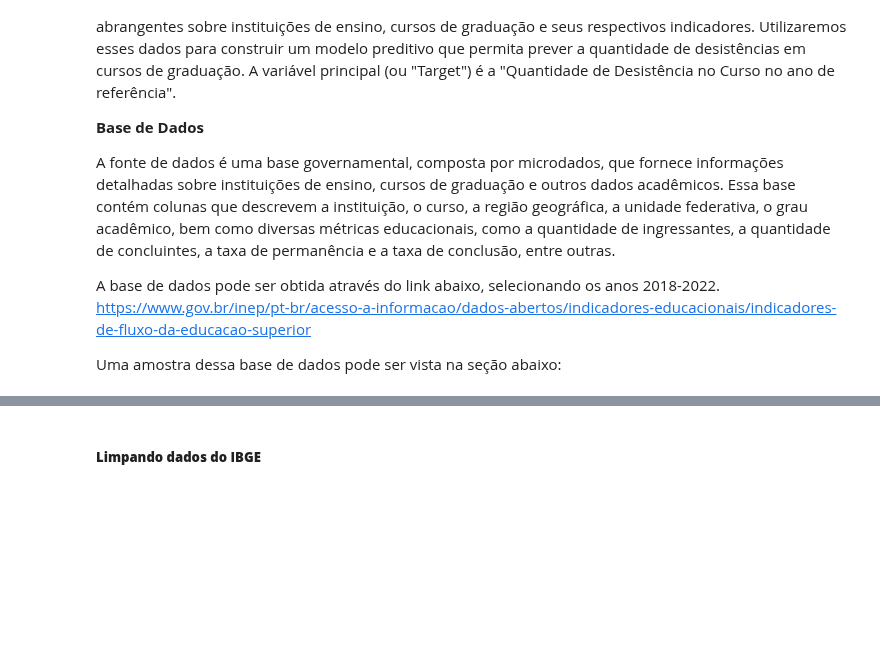
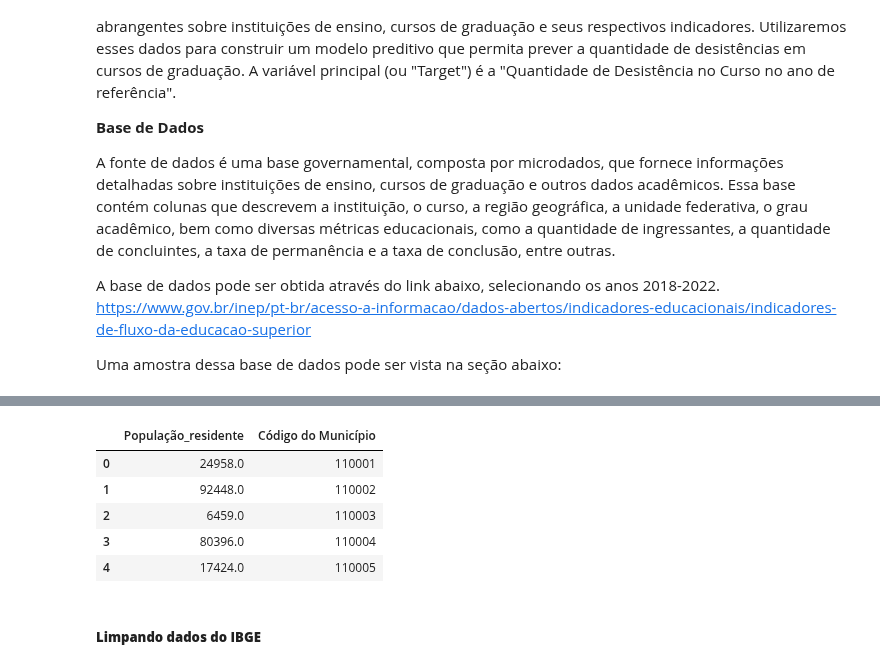
Before and after one commit to carneirogabrielly/Projeto-Microdados, a Jupyter notebook: AA_Gabi.ipynb, the cells around one changed output, grey strips where cells are left out. Cells and saved outputs as stored; diff of their text form; code cells hidden in the pictures; blank space fills up the shorter version.

```diff
--- a/AA_Gabi.ipynb
+++ b/AA_Gabi.ipynb
@@ -94,3 +98,12 @@ def separa_cod_municipio(dados):
+# %%
+dados_popmunicipio.head()
+# %% [output]
+|  | População_residente | Código do Município |
+| 0 | 24958.0 | 110001 |
+| 1 | 92448.0 | 110002 |
+| 2 | 6459.0 | 110003 |
+| 3 | 80396.0 | 110004 |
+| 4 | 17424.0 | 110005 |
 # %% [markdown]
 ##### **Limpando dados do IBGE**
 # %%
```
Also changed, not shown: parts of 15 cells of this notebook, 1 other file.
